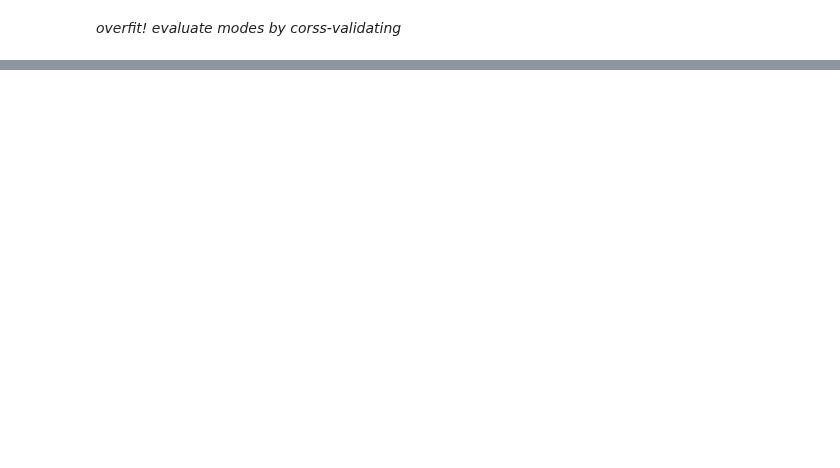
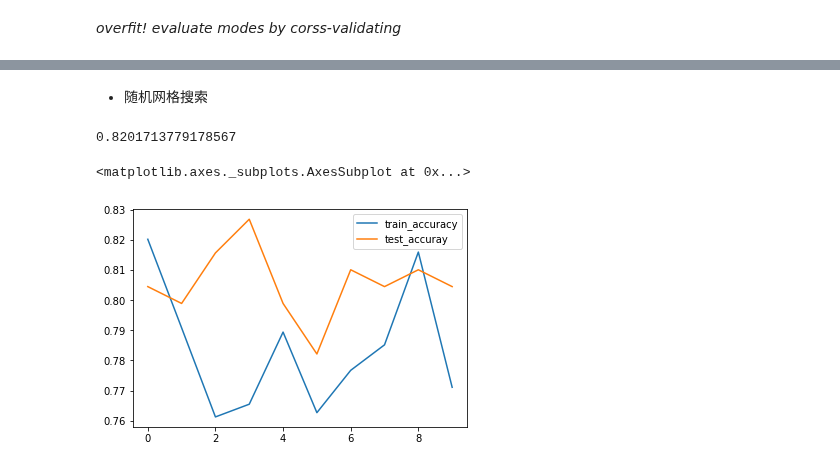
Before and after one commit to GoldenRaven/MachineLearning_notebook, a Jupyter notebook: Kaggle_Titanic.ipynb, the cells around one changed output, grey strips where cells are left out. Cells and saved outputs as stored; diff of their text form; code cells hidden in the pictures; blank space fills up the shorter version.

```diff
--- a/Kaggle_Titanic.ipynb
+++ b/Kaggle_Titanic.ipynb
@@ -544,0 +551,48 @@ array([[0, 1, 2],
+# %% [markdown]
+- 随机网格搜索
+# %%
+from sklearn.linear_model import LinearRegression, ElasticNet
+from sklearn.svm import SVC
+from sklearn.tree import DecisionTreeClassifier
+from sklearn.ensemble import RandomForestClassifier, AdaBoostClassifier, GradientBoostingClassifier
+from sklearn.model_selection import RandomizedSearchCV
+from sklearn.metrics import r2_score, classification_report
+
+error_grid = pd.DataFrame(columns = ['train_accuracy', 'test_accuray', 'params'])
+ind = 0
+# MLA = [LinearRegression(),
+#        ElasticNet(),
+#        SVC(),
+#        DecisionTreeClassifier(),
+#        RandomForestClassifier(),
+#        AdaBoostClassifier(),
+#        GradientBoostingClassifier()
+#       ]
+
+gbdt = GradientBoostingClassifier()
+param_grid = {'n_estimators': range(20,200),
+              'max_depth': range(1, 30),
+              'learning_rate': [0.01, 0.03, 0.1, 0.2, 0.3]
+             }
+grid_search = RandomizedSearchCV(gbdt, param_grid, cv=5, scoring='accuracy')
+grid_search.fit(X_train, y_train)
+# r2_score(grid_search.best_estimators_.predict(X_test), y_test)
+cv_results = grid_search.cv_results_
+
+for mean_score, param in zip(cv_results['mean_test_score'], cv_results['params']):
+#     error_grid.loc[ind, 'scorer'] = grid_search.scorer_
+    error_grid.loc[ind, 'train_accuracy'] = mean_score
+    model = gbdt.set_params(**param)
+    model.fit(X_train, y_train)
+    error_grid.loc[ind, 'test_accuray'] = model.score(X_test, y_test)
+    error_grid.loc[ind, 'n_estimators'] = param['n_estimators']
+    error_grid.loc[ind, 'max_depth'] = param['max_depth']
+    error_grid.loc[ind, 'learning_rate'] = param['learning_rate']
+    ind += 1
+# print(error_grid)
+print(error_grid.train_accuracy.max())
+error_grid[['train_accuracy', 'test_accuray']].plot(kind='line')
+# %% [output]
+0.8201713779178567
+<matplotlib.axes._subplots.AxesSubplot at 0x...>
+[figure, added]
```
Also changed, not shown: parts of 32 cells of this notebook, 1 other file.
